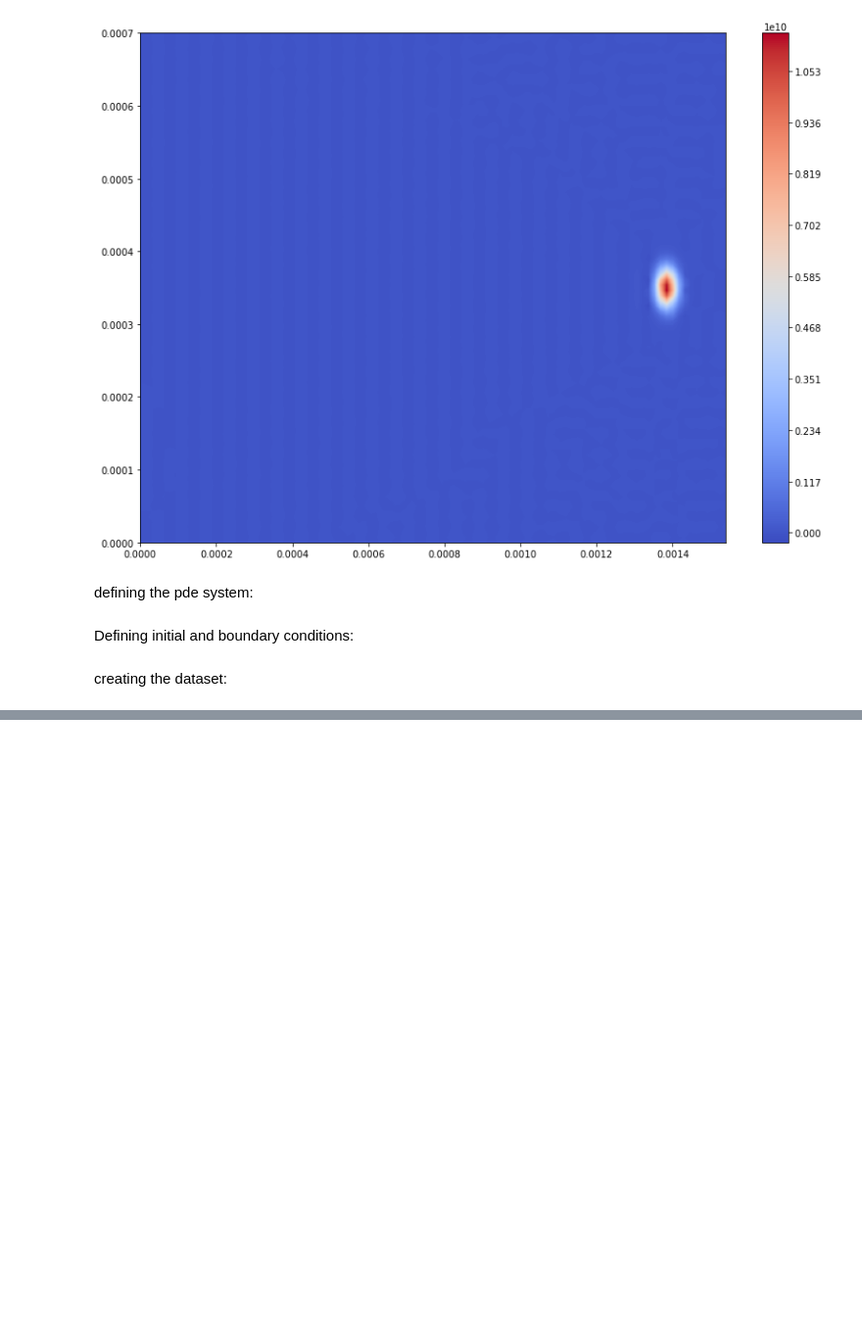
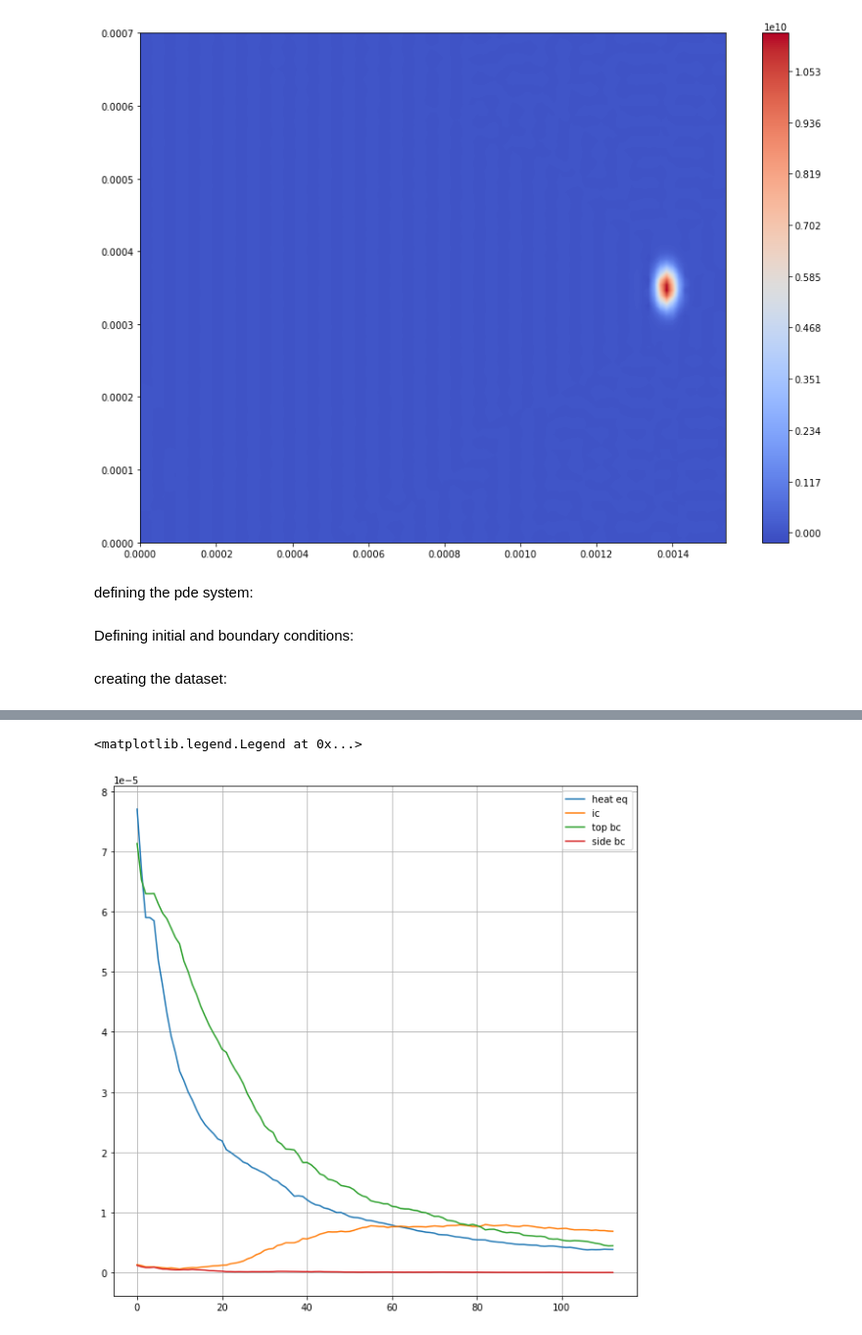
Before and after one commit to snilsn/pinn_slm, a Jupyter notebook: slm.ipynb, the cells around one changed output, grey strips where cells are left out. Shown at 98% size. Drawn from its saved outputs; the diff is of its cells as text; code cells hidden in the pictures; blank space fills up the shorter version.

```diff
--- a/slm.ipynb
+++ b/slm.ipynb
@@ -281,0 +307,13 @@ Step      Train loss                                  Test loss
+# %%
+loss_names = ['heat eq', 'ic','top bc', 'side bc']
+n = 23
+plt.figure(figsize = (10, 10))
+
+for loss, name in zip(np.array(losshistory.loss_train).T, loss_names):
+    plt.plot(loss[n:], label = name)
+
+plt.grid()
+plt.legend()
+# %% [output]
+<matplotlib.legend.Legend at 0x...>
+[figure, added]
```
Also changed, not shown: parts of 17 cells of this notebook.
